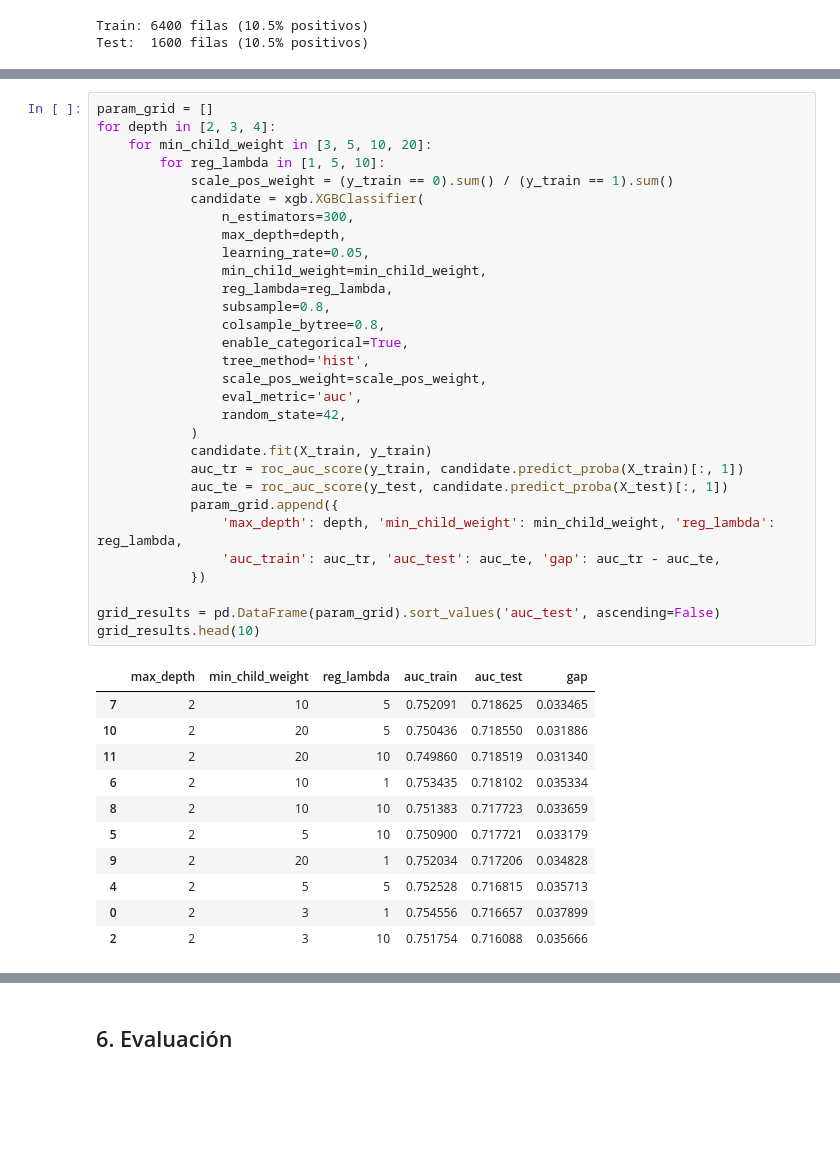
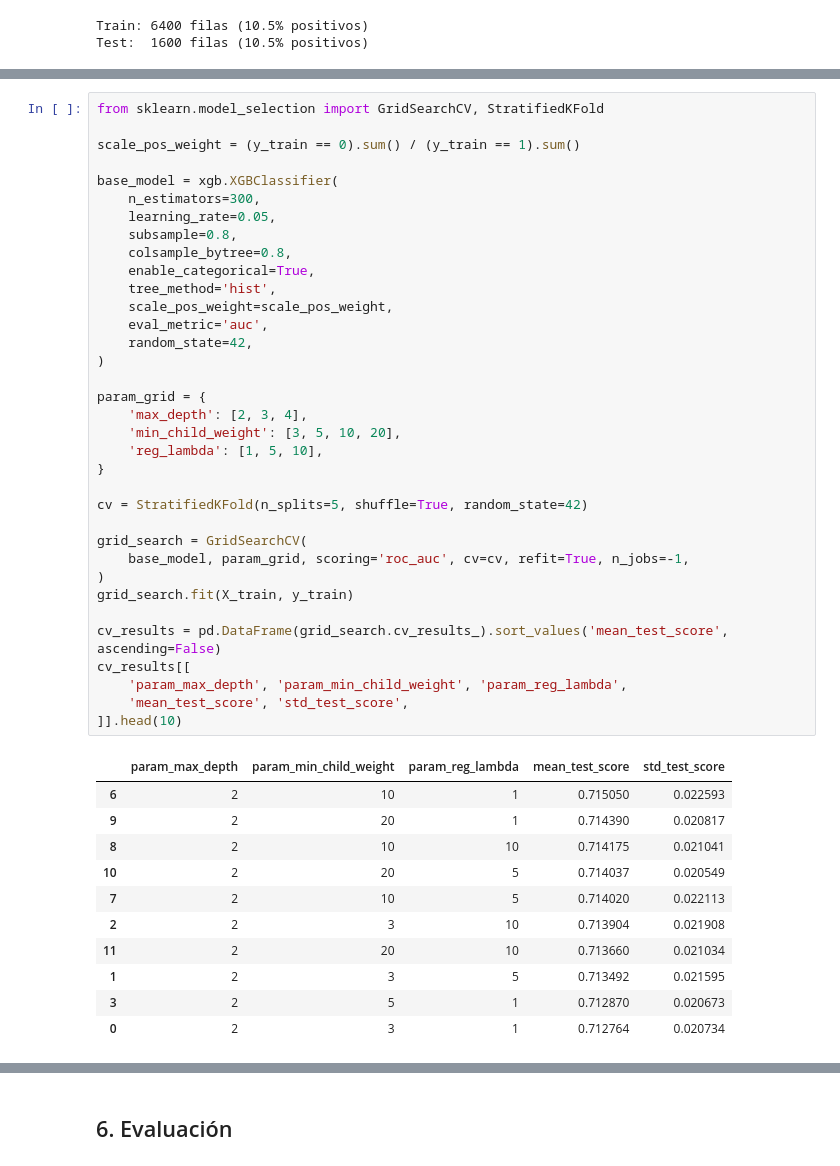
Before and after one commit to LeandroLocurcio/analisis-olist, a Jupyter notebook: notebooks/02_lead_scoring.ipynb, the cells around one changed output, grey strips where cells are left out. Saved outputs shown, nothing was run; the diff lists cells and outputs as text; blank space fills up the shorter version.

```diff
--- a/notebooks/02_lead_scoring.ipynb
+++ b/notebooks/02_lead_scoring.ipynb
@@ -91,43 +91,48 @@ Con solo 6.400 filas de train y clases desbalanceadas, un árbol sin restriccion
 # %%
-param_grid = []
-for depth in [2, 3, 4]:
-    for min_child_weight in [3, 5, 10, 20]:
-        for reg_lambda in [1, 5, 10]:
-            scale_pos_weight = (y_train == 0).sum() / (y_train == 1).sum()
-            candidate = xgb.XGBClassifier(
-                n_estimators=300,
-                max_depth=depth,
-                learning_rate=0.05,
-                min_child_weight=min_child_weight,
-                reg_lambda=reg_lambda,
-                subsample=0.8,
-                colsample_bytree=0.8,
-                enable_categorical=True,
-                tree_method='hist',
-                scale_pos_weight=scale_pos_weight,
-                eval_metric='auc',
-                random_state=42,
-            )
-            candidate.fit(X_train, y_train)
-            auc_tr = roc_auc_score(y_train, candidate.predict_proba(X_train)[:, 1])
-            auc_te = roc_auc_score(y_test, candidate.predict_proba(X_test)[:, 1])
-            param_grid.append({
-                'max_depth': depth, 'min_child_weight': min_child_weight, 'reg_lambda': reg_lambda,
-                'auc_train': auc_tr, 'auc_test': auc_te, 'gap': auc_tr - auc_te,
-            })
+from sklearn.model_selection import GridSearchCV, StratifiedKFold
 
-grid_results = pd.DataFrame(param_grid).sort_values('auc_test', ascending=False)
-grid_results.head(10)
+scale_pos_weight = (y_train == 0).sum() / (y_train == 1).sum()
+
+base_model = xgb.XGBClassifier(
+    n_estimators=300,
+    learning_rate=0.05,
+    subsample=0.8,
+    colsample_bytree=0.8,
+    enable_categorical=True,
+    tree_method='hist',
+    scale_pos_weight=scale_pos_weight,
+    eval_metric='auc',
+    random_state=42,
+)
+
+param_grid = {
+    'max_depth': [2, 3, 4],
+    'min_child_weight': [3, 5, 10, 20],
+    'reg_lambda': [1, 5, 10],
+}
+
+cv = StratifiedKFold(n_splits=5, shuffle=True, random_state=42)
+
+grid_search = GridSearchCV(
+    base_model, param_grid, scoring='roc_auc', cv=cv, refit=True, n_jobs=-1,
+)
+grid_search.fit(X_train, y_train)
+
+cv_results = pd.DataFrame(grid_search.cv_results_).sort_values('mean_test_score', ascending=False)
+cv_results[[
+    'param_max_depth', 'param_min_child_weight', 'param_reg_lambda',
+    'mean_test_score', 'std_test_score',
+]].head(10)
 # %% [output]
-|  | max_depth | min_child_weight | reg_lambda | auc_train | auc_test | gap |
-| 7 | 2 | 10 | 5 | 0.752091 | 0.718625 | 0.033465 |
-| 10 | 2 | 20 | 5 | 0.750436 | 0.718550 | 0.031886 |
-| 11 | 2 | 20 | 10 | 0.749860 | 0.718519 | 0.031340 |
-| 6 | 2 | 10 | 1 | 0.753435 | 0.718102 | 0.035334 |
-| 8 | 2 | 10 | 10 | 0.751383 | 0.717723 | 0.033659 |
-| 5 | 2 | 5 | 10 | 0.750900 | 0.717721 | 0.033179 |
-| 9 | 2 | 20 | 1 | 0.752034 | 0.717206 | 0.034828 |
-| 4 | 2 | 5 | 5 | 0.752528 | 0.716815 | 0.035713 |
-| 0 | 2 | 3 | 1 | 0.754556 | 0.716657 | 0.037899 |
-| 2 | 2 | 3 | 10 | 0.751754 | 0.716088 | 0.035666 |
+|  | param_max_depth | param_min_child_weight | param_reg_lambda | mean_test_score | std_test_score |
+| 6 | 2 | 10 | 1 | 0.715050 | 0.022593 |
+| 9 | 2 | 20 | 1 | 0.714390 | 0.020817 |
+| 8 | 2 | 10 | 10 | 0.714175 | 0.021041 |
+| 10 | 2 | 20 | 5 | 0.714037 | 0.020549 |
+| 7 | 2 | 10 | 5 | 0.714020 | 0.022113 |
+| 2 | 2 | 3 | 10 | 0.713904 | 0.021908 |
+| 11 | 2 | 20 | 10 | 0.713660 | 0.021034 |
+| 1 | 2 | 3 | 5 | 0.713492 | 0.021595 |
+| 3 | 2 | 5 | 1 | 0.712870 | 0.020673 |
+| 0 | 2 | 3 | 1 | 0.712764 | 0.020734 |
 # %%
```
Also changed, not shown: parts of 8 cells of this notebook, 3 other files.
